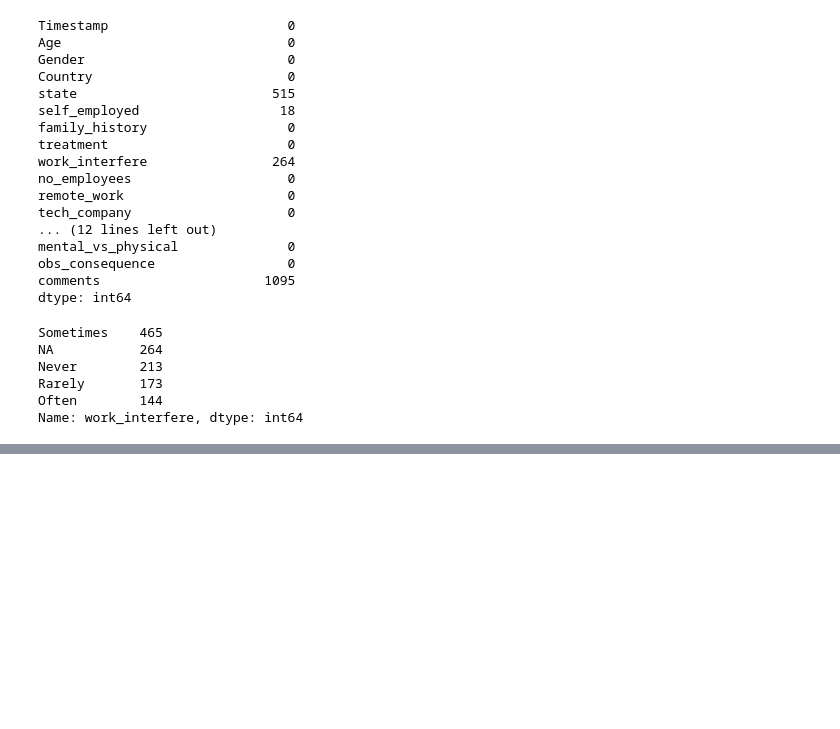
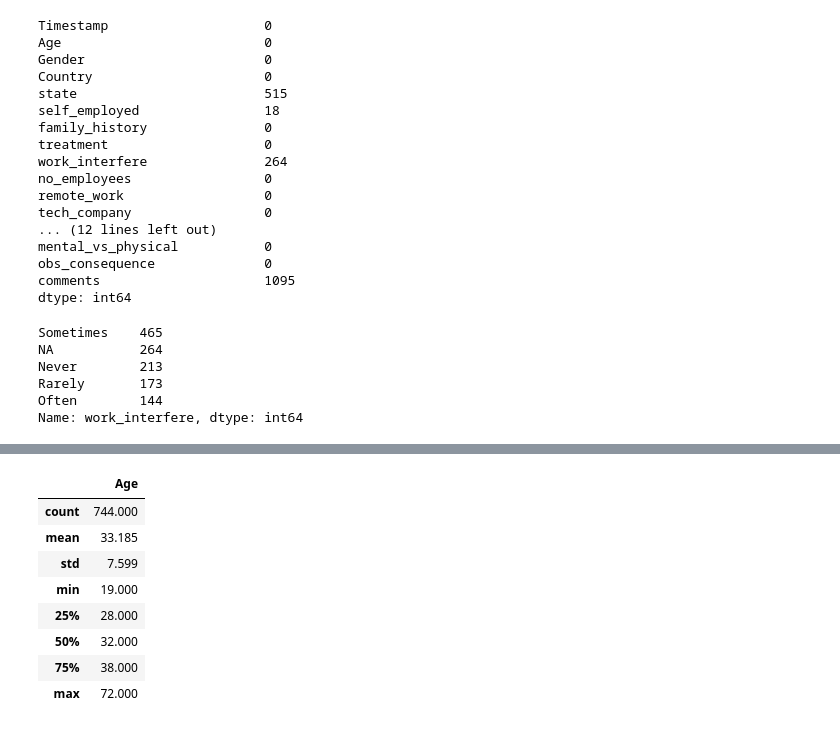
Before and after one commit to chriszapp/data-squad-32_EDA, a Jupyter notebook: Mental Health in Tech Survey.ipynb, the cells around one changed output, grey strips where cells are left out. Saved outputs shown, nothing was run; the diff lists cells and outputs as text; code cells hidden in the pictures; blank space fills up the shorter version.

```diff
--- a/Mental Health in Tech Survey.ipynb
+++ b/Mental Health in Tech Survey.ipynb
@@ -190,0 +258,16 @@ Name: work_interfere, dtype: int64
+# %%
+# Creating a new column with the number of people that have or don't have a mental illness
+#ds_usa['Work_Interfere'] = ds_usa['Work_Interfere'].str.strip()
+
+# Was trying to do it without loc, but couldn't figure out how
+ds_usa.loc[ds_usa['Work_Interfere'] != 'NA', "Mentally_Ill"] = 'Yes'
+
+# Filling the NaN's with 0, as they are the rest of the pop that didn't answer this question, and
+# therefore they do not have a mental illness
+ds_usa['Mentally_Ill'].fillna('No', inplace = True)
+
+# Changing the type to int - was having doubts whether or not to do 0-1 or just leave as yes-no
+#ds_usa['Mentally_Ill'] = ds_usa['Mentally_Ill'].astype(int)
+
+# Checking the total we have here, and it now matches the total number of observations in the data
+ds_usa['Mentally_Ill'].count() == len(ds_usa)
@@ -190,0 +354,12 @@ Name: work_interfere, dtype: int64
+# %%
+ds_usa.describe().round(3)
+# %% [output]
+|  | Age |
+| count | 744.000 |
+| mean | 33.185 |
+| std | 7.599 |
+| min | 19.000 |
+| 25% | 28.000 |
+| 50% | 32.000 |
+| 75% | 38.000 |
+| max | 72.000 |
```
Also changed, not shown: parts of 20 cells of this notebook, 2 other files.
